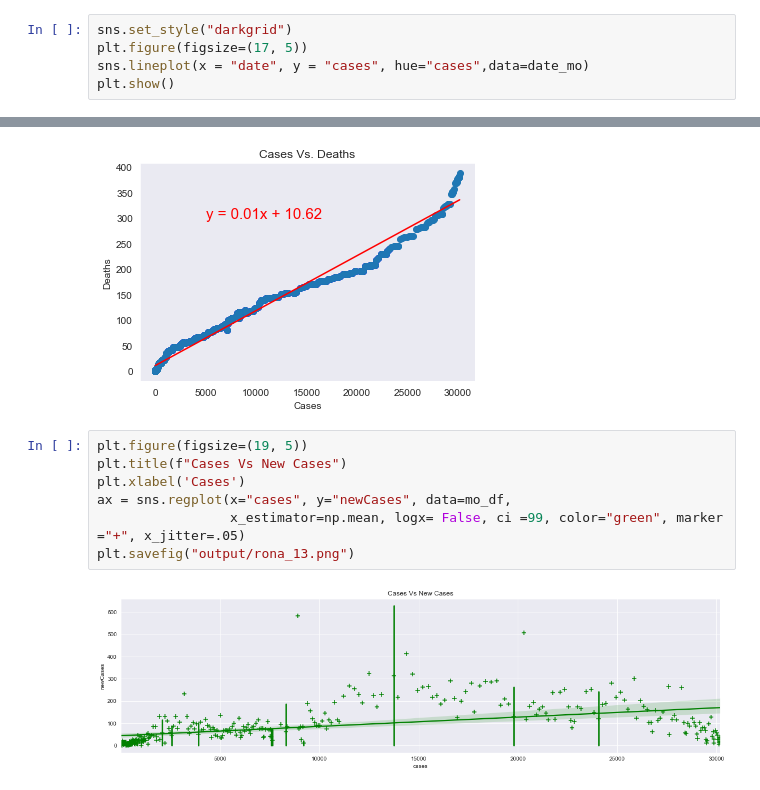
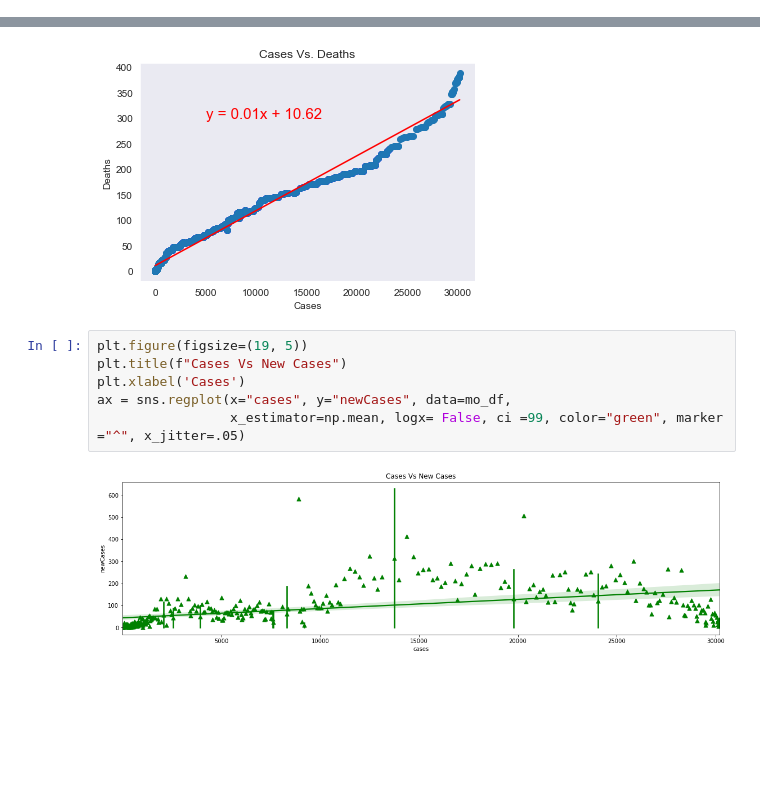
Before and after one commit to E-Weber/EKN-Project, a Jupyter notebook: Covid_api.ipynb, the cells around one changed output, grey strips where cells are left out. Cells and saved outputs as stored; diff of their text form; blank space fills up the shorter version.

```diff
--- a/Covid_api.ipynb
+++ b/Covid_api.ipynb
@@ -158,8 +158,3 @@ date_std
 std=by
 # %% [output]
 NameError: name 'by' is not defined
-# %%
-sns.set_style("darkgrid")
-plt.figure(figsize=(17, 5))
-sns.lineplot(x = "date", y = "cases", hue="cases",data=date_mo)
-plt.show()
@@ -303,9 +296,8 @@ The r-squared is: 0.9825204775479639
 # %%
 plt.figure(figsize=(19, 5))
 plt.title(f"Cases Vs New Cases")
 plt.xlabel('Cases')
 ax = sns.regplot(x="cases", y="newCases", data=mo_df,
-                 x_estimator=np.mean, logx= False, ci =99, color="green", marker ="+", x_jitter=.05)
-plt.savefig("output/rona_13.png")
+                 x_estimator=np.mean, logx= False, ci =99, color="green", marker ="^", x_jitter=.05)
 # %% [output]
-[figure, old version]
+[figure, new version]
```
Also changed, not shown: parts of 1 cell of this notebook, 3 other files.
